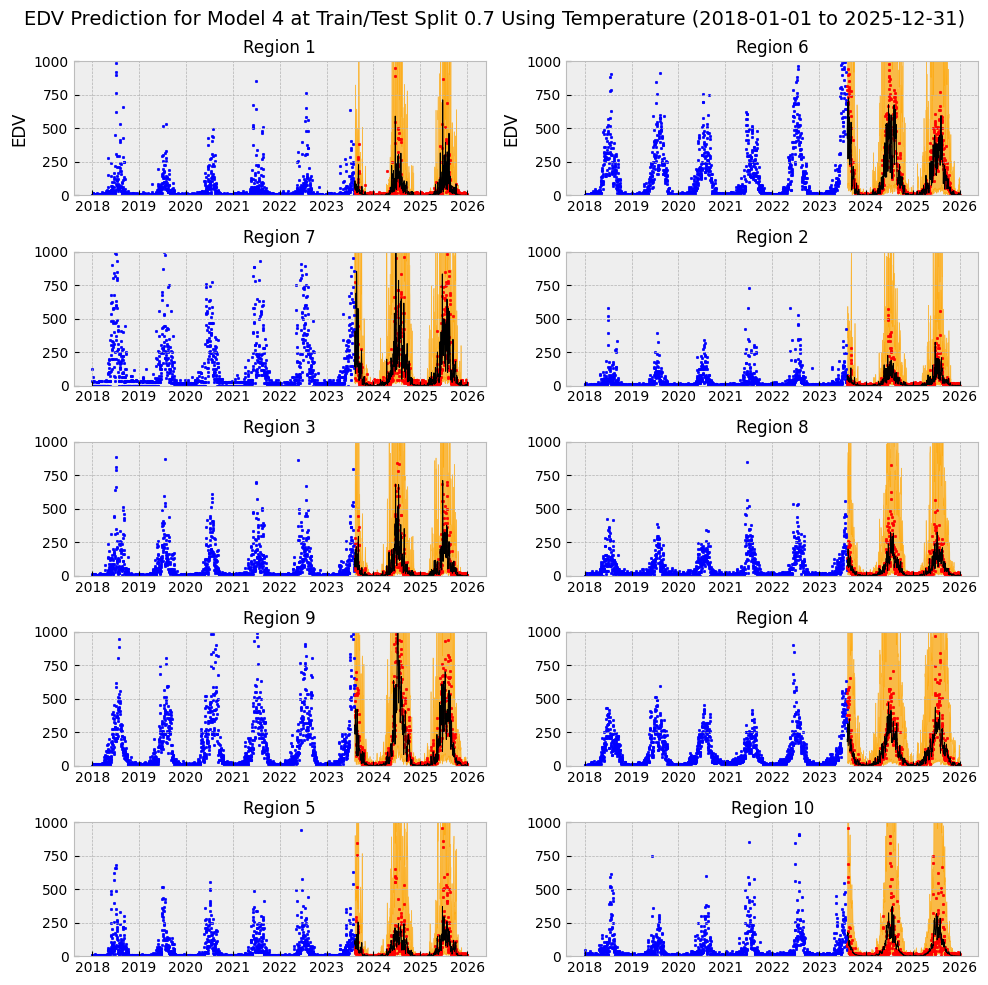
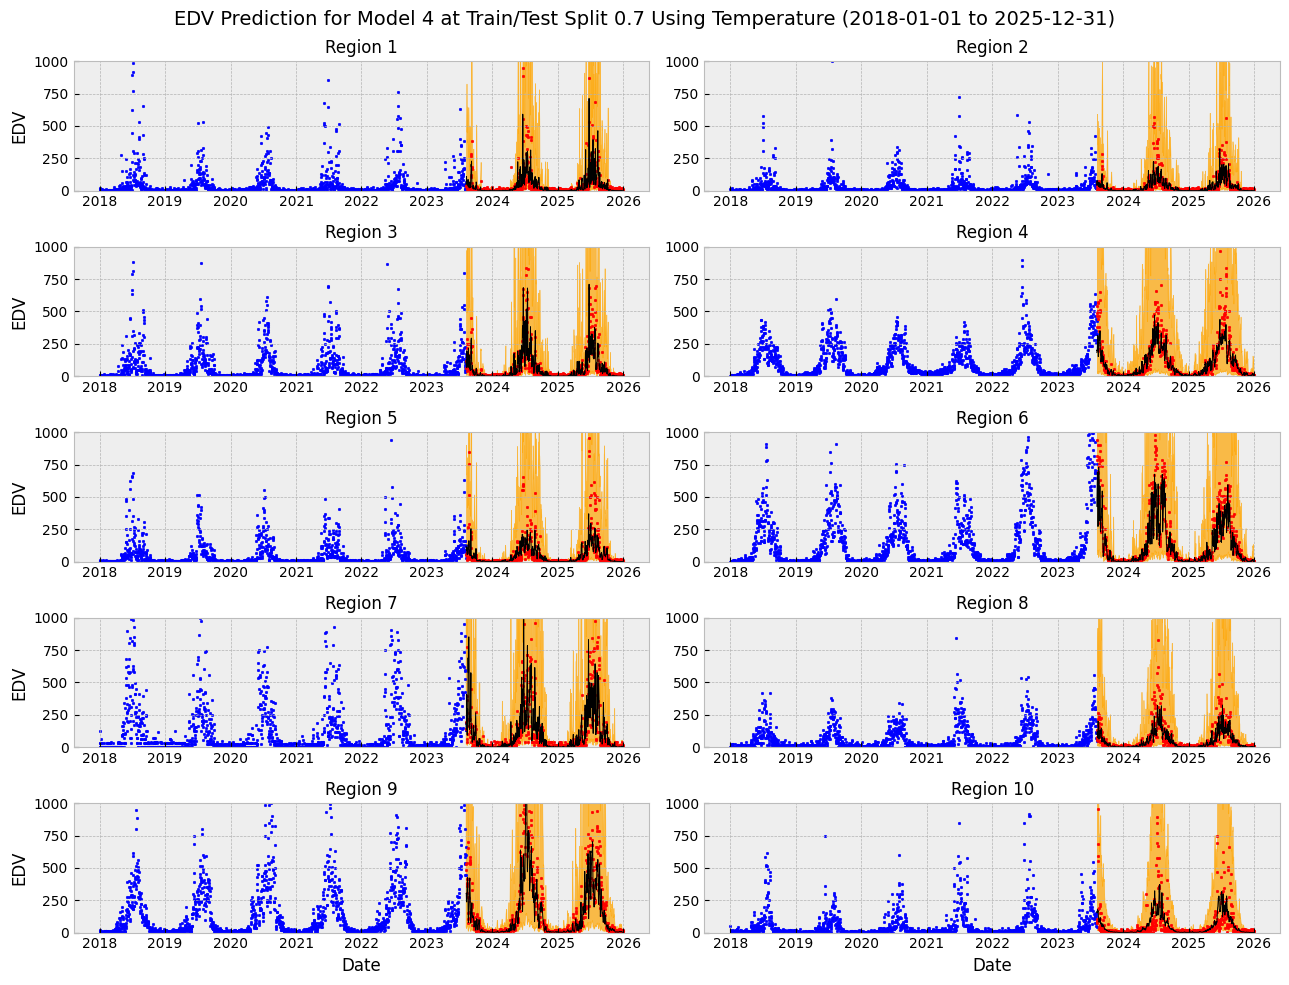
The change to this notebook cell's code, shown as a diff; its figure went from the first image to the second:
--- before
+++ after
@@ -1,4 +1,4 @@
 plt.style.use('bmh')
-fig, axs = plt.subplots(5, 2, figsize = (10, 10))
+fig, axs = plt.subplots(5, 2, figsize = (13, 10))
 
 covariate_for_title = "Temperature" if COVARIATE == "temp" else "Heat Index"
@@ -12,7 +12,7 @@
     test = data[~data["is.train"]]
 
-    row = (region - 1) % 2
-    col = (region - 1) % 5 
-    ax = axs[col, row]
+    col = (region - 1) % 2
+    row = (region - 1) // 2
+    ax = axs[row, col]
     
     ax.fill_between(x = test.index, y1 = test["low"], y2 = test["high"], color = "orange", alpha = 0.7, lw = 0.5)

Commit: widened pred plots